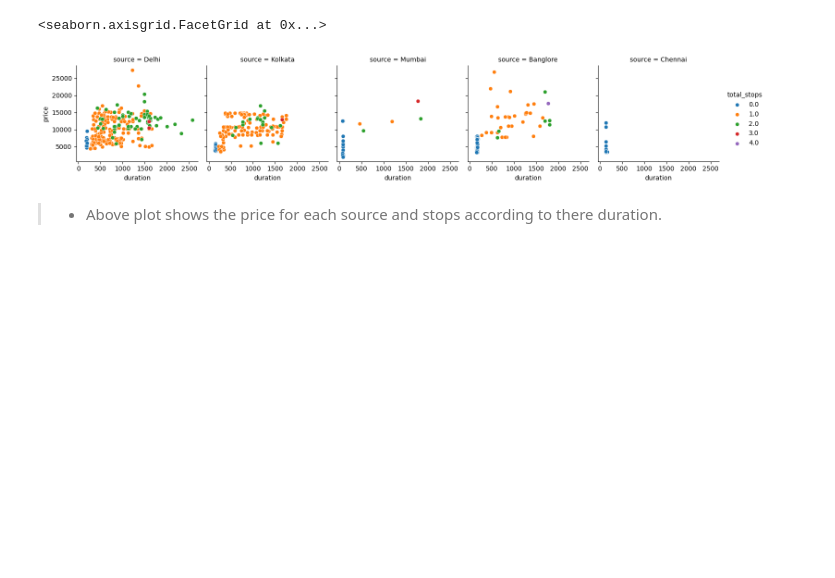
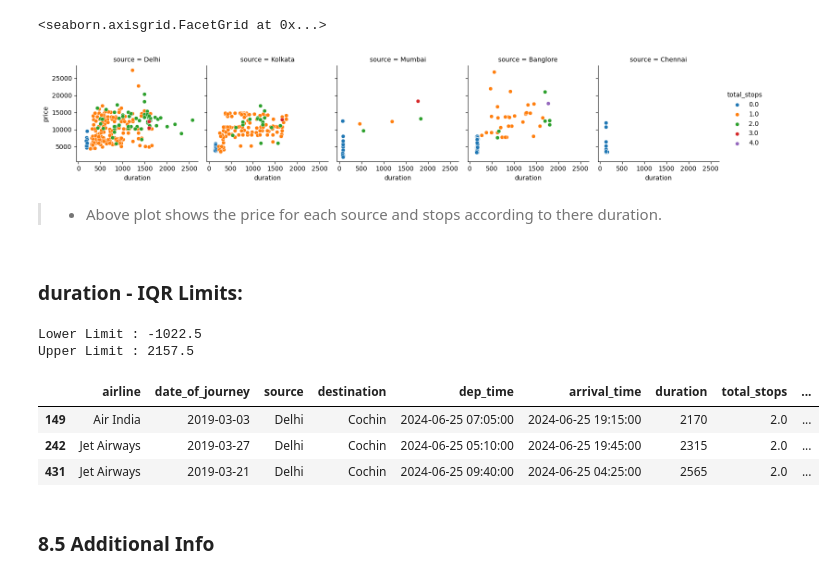
Before and after one commit to ninja03jod/SageMaker_Flight_Price_Prediction, a Jupyter notebook: Notebooks/EDA.ipynb, the cells around one changed output. Drawn from its saved outputs; the diff is of its cells as text; code cells hidden in the pictures; blank space fills up the shorter version.

```diff
--- a/Notebooks/EDA.ipynb
+++ b/Notebooks/EDA.ipynb
@@ -792,3 +792,15 @@ duration_grid.add_legend()
 [figure]
 # %% [markdown]
 >- Above plot shows the price for each source and stops according to there duration.
+# %%
+eda_helper_functions.get_iqr_outliers(train, 'duration')
+# %% [output]
+duration - IQR Limits:
+Lower Limit : -1022.5
+Upper Limit : 2157.5
+|  | airline | date_of_journey | source | destination | dep_time | arrival_time | duration | total_stops | ... |
+| 149 | Air India | 2019-03-03 | Delhi | Cochin | 2024-06-25 07:05:00 | 2024-06-25 19:15:00 | 2170 | 2.0 | ... |
+| 242 | Jet Airways | 2019-03-27 | Delhi | Cochin | 2024-06-25 05:10:00 | 2024-06-25 19:45:00 | 2315 | 2.0 | ... |
+| 431 | Jet Airways | 2019-03-21 | Delhi | Cochin | 2024-06-25 09:40:00 | 2024-06-25 04:25:00 | 2565 | 2.0 | ... |
+# %% [markdown]
+### 8.5 Additional Info
```
Also changed, not shown: parts of 7 cells of this notebook.
